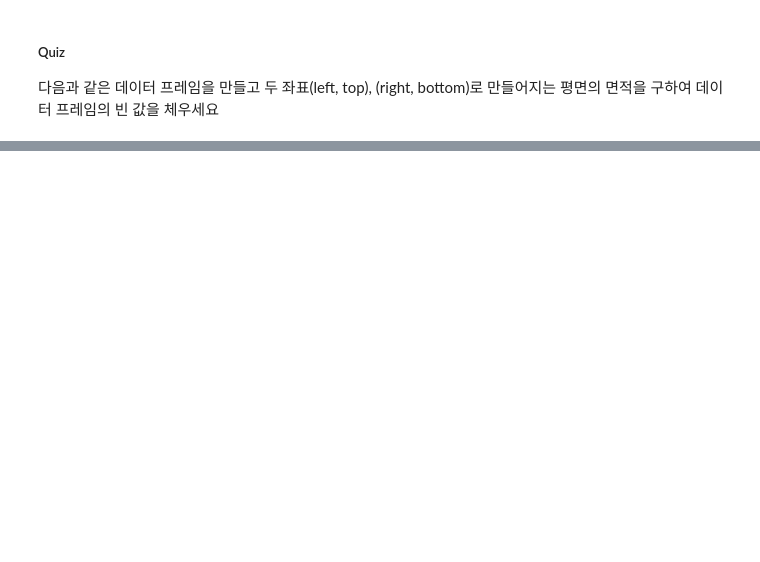
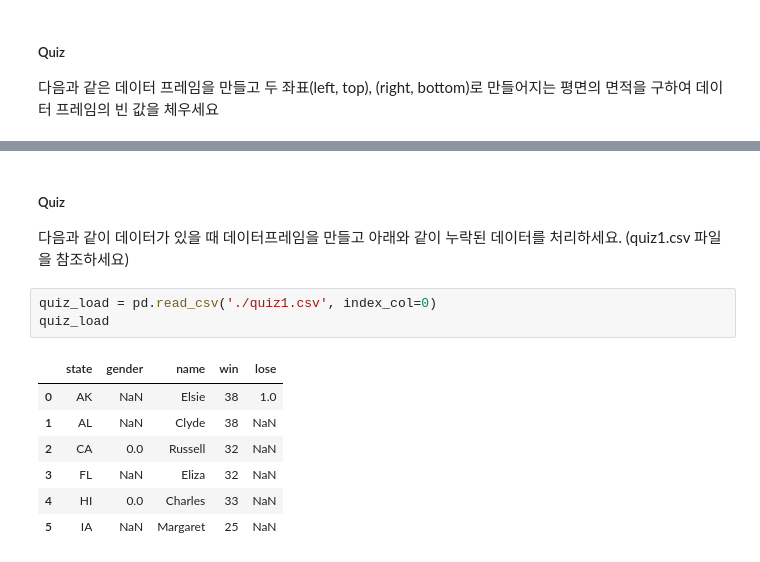
Before and after one commit to jrj8819/python-programming-class, a Jupyter notebook: ML_lesson4.ipynb, the cells around one changed output, grey strips where cells are left out. Drawn from its saved outputs; the diff is of its cells as text; blank space fills up the shorter version.

```diff
--- a/ML_lesson4.ipynb
+++ b/ML_lesson4.ipynb
@@ -131,0 +427,14 @@ df_read
+# %% [markdown]
+##### Quiz
+다음과 같이 데이터가 있을 때 데이터프레임을 만들고 아래와 같이 누락된 데이터를 처리하세요. (quiz1.csv 파일을 참조하세요)
+# %%
+quiz_load = pd.read_csv('./quiz1.csv', index_col=0)
+quiz_load
+# %% [output]
+|  | state | gender | name | win | lose |
+| 0 | AK | NaN | Elsie | 38 | 1.0 |
+| 1 | AL | NaN | Clyde | 38 | NaN |
+| 2 | CA | 0.0 | Russell | 32 | NaN |
+| 3 | FL | NaN | Eliza | 32 | NaN |
+| 4 | HI | 0.0 | Charles | 33 | NaN |
+| 5 | IA | NaN | Margaret | 25 | NaN |
```
Also changed, not shown: parts of 65 cells of this notebook.
